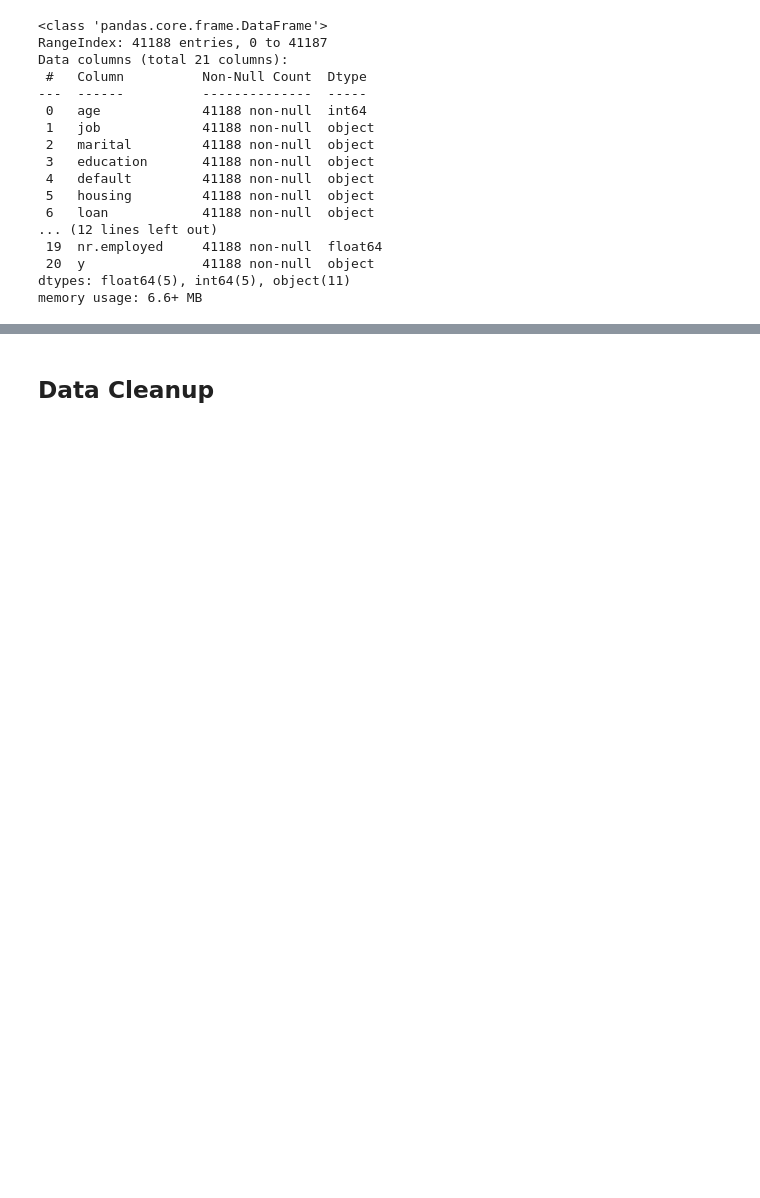
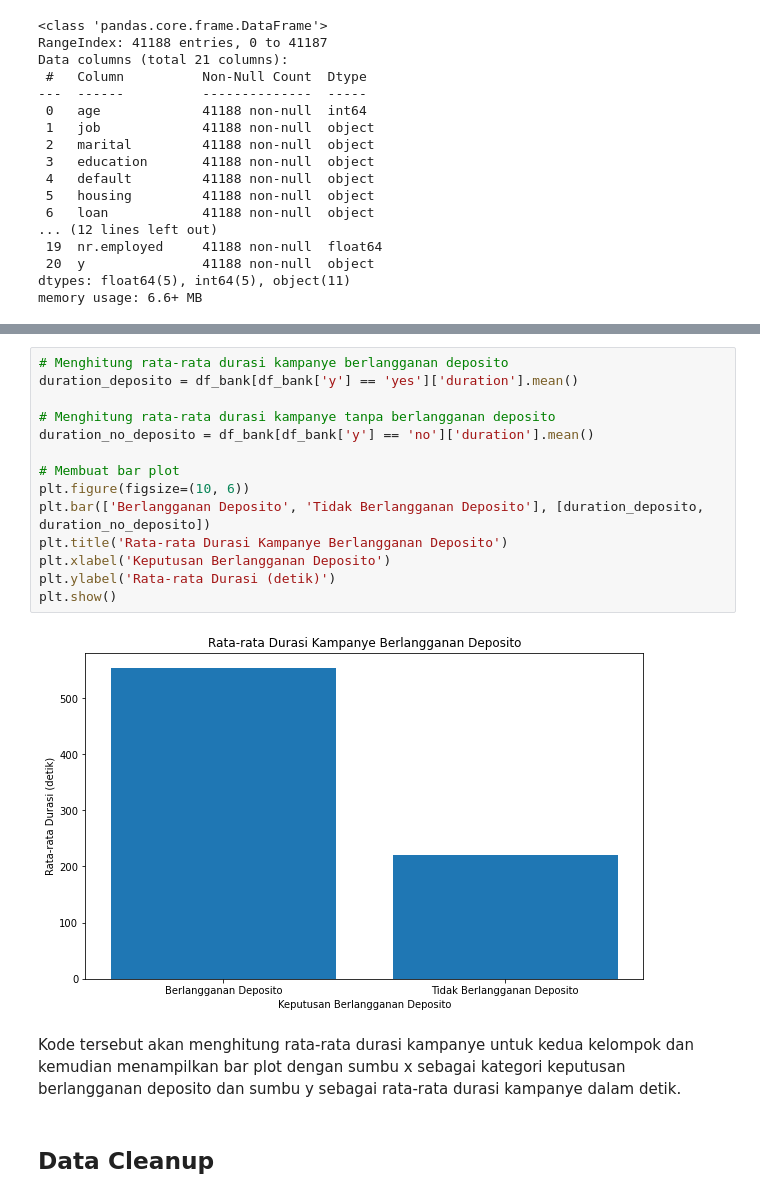
Before and after one commit to nadilla-putri27/nadilla-putri27, a Jupyter notebook: PYTN_Assgn_3_4_Nadilla_Nur_Aini_Yulian_Putri.ipynb, the cells around one changed output, grey strips where cells are left out. Cells and saved outputs as stored; diff of their text form; blank space fills up the shorter version.

```diff
--- a/PYTN_Assgn_3_4_Nadilla_Nur_Aini_Yulian_Putri.ipynb
+++ b/PYTN_Assgn_3_4_Nadilla_Nur_Aini_Yulian_Putri.ipynb
@@ -73,3 +89,21 @@ memory usage: 6.6+ MB
+# %%
+# Menghitung rata-rata durasi kampanye berlangganan deposito
+duration_deposito = df_bank[df_bank['y'] == 'yes']['duration'].mean()
+
+# Menghitung rata-rata durasi kampanye tanpa berlangganan deposito
+duration_no_deposito = df_bank[df_bank['y'] == 'no']['duration'].mean()
+
+# Membuat bar plot
+plt.figure(figsize=(10, 6))
+plt.bar(['Berlangganan Deposito', 'Tidak Berlangganan Deposito'], [duration_deposito, duration_no_deposito])
+plt.title('Rata-rata Durasi Kampanye Berlangganan Deposito')
+plt.xlabel('Keputusan Berlangganan Deposito')
+plt.ylabel('Rata-rata Durasi (detik)')
+plt.show()
+# %% [output]
+[figure, added]
+# %% [markdown]
+Kode tersebut akan menghitung rata-rata durasi kampanye untuk kedua kelompok dan kemudian menampilkan bar plot dengan sumbu x sebagai kategori keputusan berlangganan deposito dan sumbu y sebagai rata-rata durasi kampanye dalam detik.
 # %% [markdown]
 ## Data Cleanup
 # %%
```
Also changed, not shown: parts of 18 cells of this notebook.
